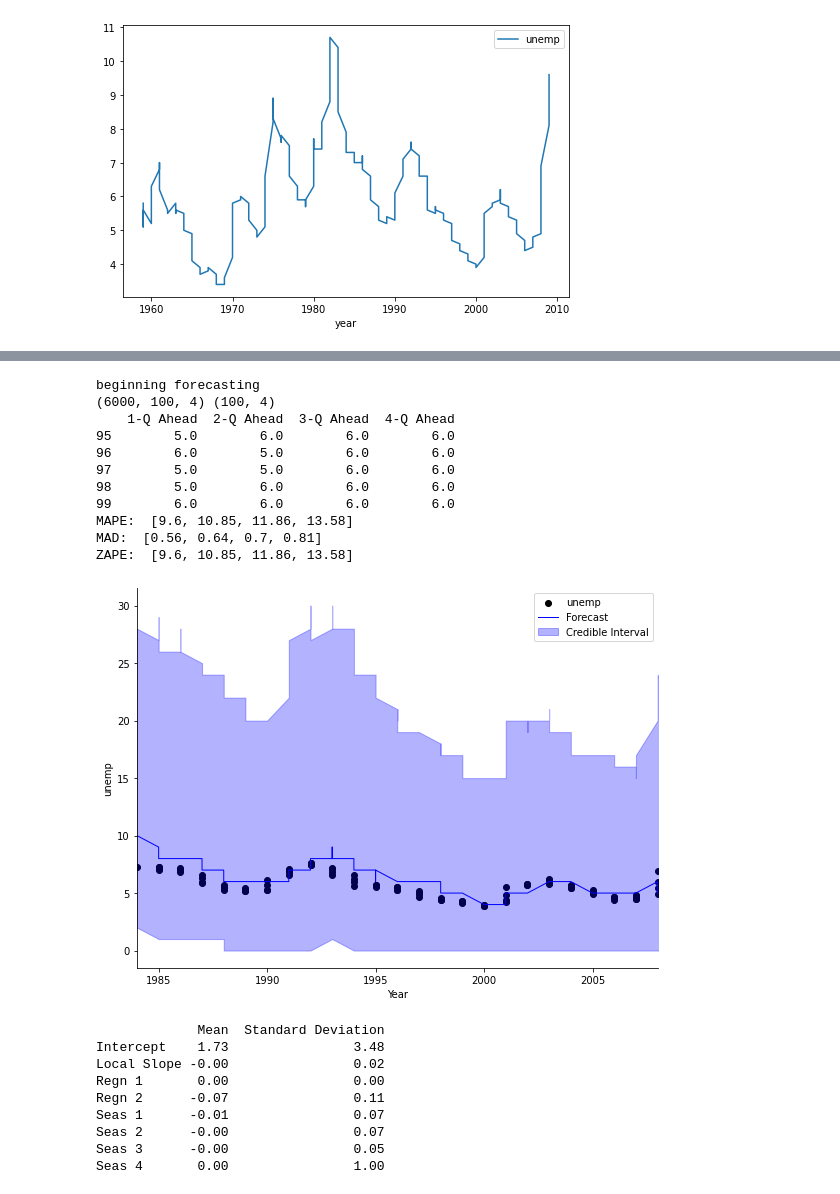
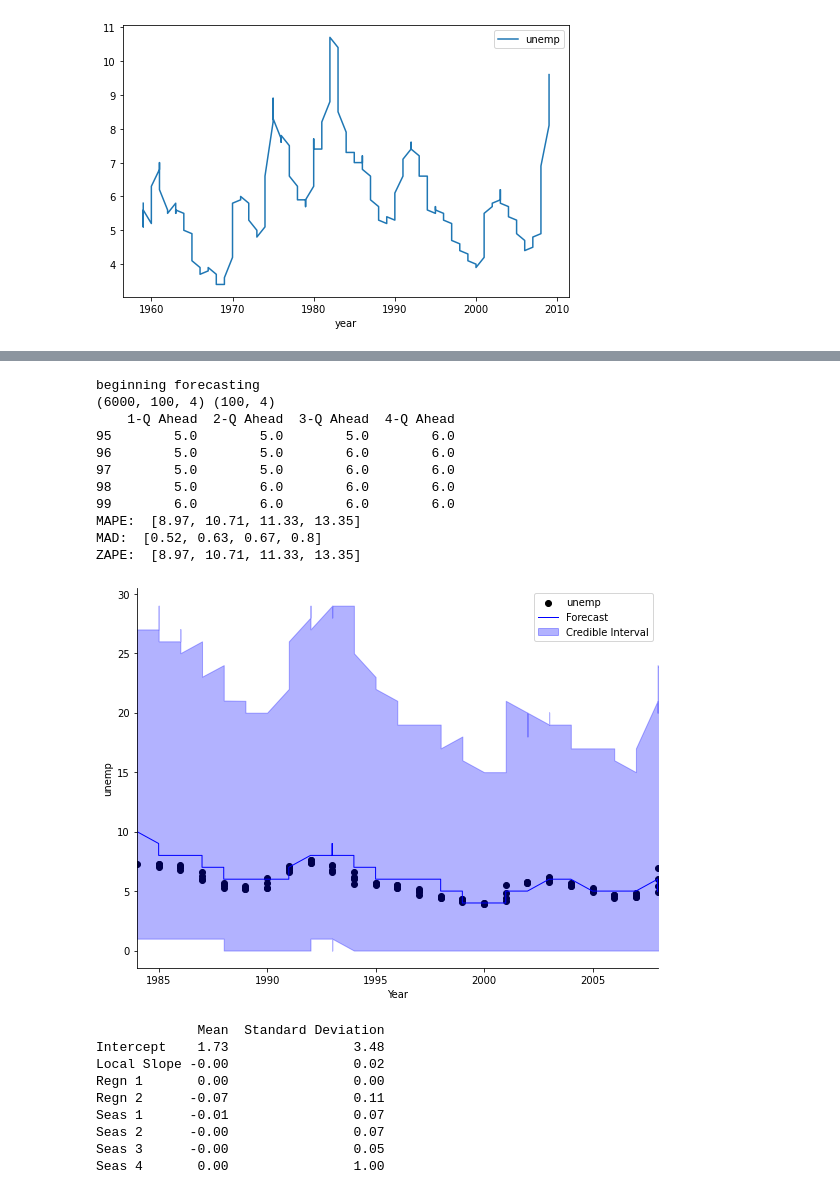
Before and after one commit to xxl4tomxu98/econometrics-gdp-dpi-VAR, a Jupyter notebook: real-world-VAR.ipynb, the cells around one changed output, grey strips where cells are left out. Cells and saved outputs as stored; diff of their text form; code cells hidden in the pictures.

```diff
--- a/real-world-VAR.ipynb
+++ b/real-world-VAR.ipynb
@@ -253,3 +253,7 @@ data2.plot(x='year', y='unemp', figsize = (8,5))
 # %% [output]
 <AxesSubplot:xlabel='year'>
 [figure]
+# %%
+data2.index = data["year"]
+data2 = data2.drop("year", axis=1)
+data2
@@ -300,40 +319,40 @@ def bayes_forecast(iv,dv,tv,k,credible_interval=95):
     #median of sample is used for our point forecast - the median is the optimal forecast for
     #minimizing the MAD(mean absolute deviation), just as the mean is optimal for minimizing
     #the Mean Square Error (MSE). Zero-Adjusted Absolute Percent Error (ZAPE). This is equivalent
     #to the Mean Absolute Percent Error (MAPE), but is still defined even when the y are 0.
     #On quarters when y are 0, then the ZAPE loss is equal to the forecast. Interpreting this as
     #a percent error metric, we're off by a significant margin - but not bad for noisy y! The median
     #is not the optimal forecast to minimize ZAPE, but it's a simple and easy point forecast to obtain
     horizons = list(range(1, k+1))
     print("MAPE: ", list(map(lambda k: MAPE(y[forecast_start+(k-1):forecast_end+(k-1)+1],
                                             forecast[:,k-1]).round(2), horizons)))
     print("MAD: ", list(map(lambda k: MAD(y[forecast_start+(k-1):forecast_end+(k-1)+1],
                                           forecast[:,k-1]).round(2), horizons)))
     print("ZAPE: ", list(map(lambda k: ZAPE(y[forecast_start+(k-1):forecast_end+(k-1)+1],
                                             forecast[:,k-1]).round(2), horizons)))
     # Plot the 1-step ahead point forecast plus the 95% credible interval
     fig, ax = plt.subplots(1, 1, figsize=(8, 6))
     ax = plot_data_forecast(fig, ax, y[forecast_start+k-1:forecast_end+k], forecast[:,k-1],
                             samples[:,:,k-1], dates=z[forecast_start+k-1:forecast_end+k])
     ax = ax_style(ax, ylabel=dv.name, xlabel='Year', xlim=[z[forecast_start], z[forecast_end]],
                   legend=[dv.name, 'Forecast', 'Credible Interval'])
     #Generate the Bayesian Future Forecast
     return mod, forecast, samples, y
 # 4 quarter ahead frecasting
-mv_mod, mv_for, mv_samp, mv_y = bayes_forecast(data2.iloc[:, [5, 8]], data2.unemp, data2.year, 4)
+mv_mod, mv_for, mv_samp, mv_y = bayes_forecast(data2.iloc[:, [4, 7]], data2.unemp, data2.index, 4)
 # %% [output]
 beginning forecasting
 (6000, 100, 4) (100, 4)
     1-Q Ahead  2-Q Ahead  3-Q Ahead  4-Q Ahead
-95        5.0        6.0        6.0        6.0
-96        6.0        5.0        6.0        6.0
+95        5.0        5.0        5.0        6.0
+96        5.0        5.0        6.0        6.0
 97        5.0        5.0        6.0        6.0
 98        5.0        6.0        6.0        6.0
 99        6.0        6.0        6.0        6.0
-MAPE:  [9.6, 10.85, 11.86, 13.58]
-MAD:  [0.56, 0.64, 0.7, 0.81]
-ZAPE:  [9.6, 10.85, 11.86, 13.58]
+MAPE:  [8.97, 10.71, 11.33, 13.35]
+MAD:  [0.52, 0.63, 0.67, 0.8]
+ZAPE:  [8.97, 10.71, 11.33, 13.35]
-[figure, old version]
+[figure, new version]
 # %%
 print(mv_mod.get_coef())
 # %% [output]
```
Also changed, not shown: parts of 3 cells of this notebook.
